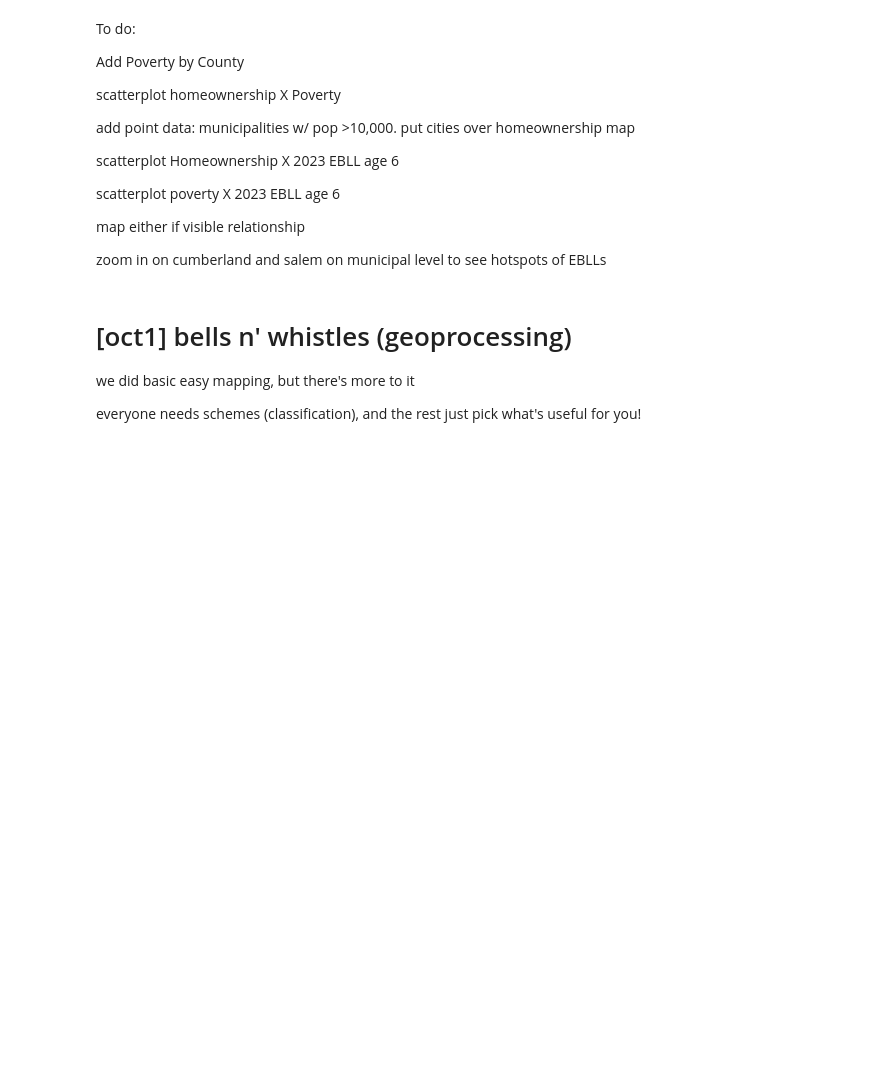
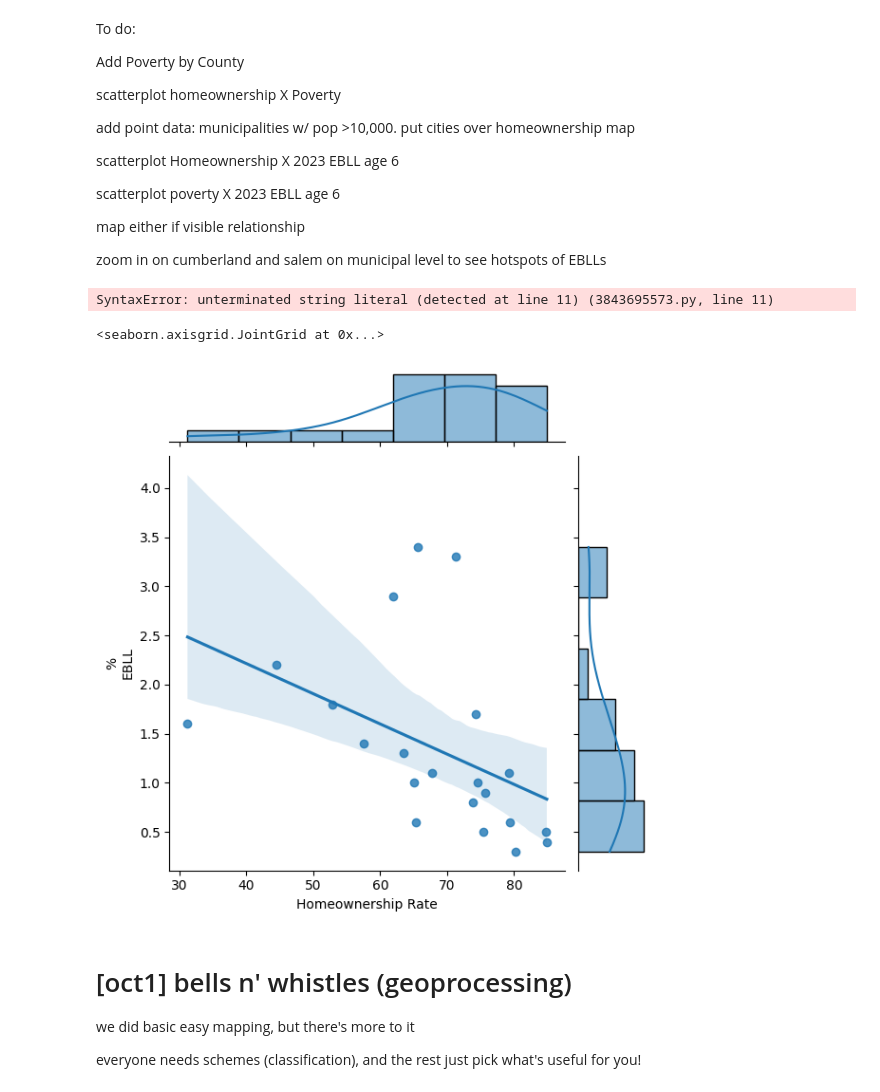
Before and after one commit to Kristina-RUC/datamana, a Jupyter notebook: map.ipynb, the cells around one changed output. Drawn from its saved outputs; the diff is of its cells as text; code cells hidden in the pictures; blank space fills up the shorter version.

```diff
--- a/map.ipynb
+++ b/map.ipynb
@@ -1594,3 +1600,25 @@ zoom in on cumberland and salem on municipal level to see hotspots of EBLLs
+# %%
+# I got an error on the Homeownership variable because they were the wrong data types.
+#I had Gemini explain the error and this was the code it came up with.
+
+if 'Homeownership Rate' in njhome.columns and njhome['Homeownership Rate'].dtype == 'object':
+    njhome['Homeownership Rate'] = njhome['Homeownership Rate'].str.rstrip('%').astype(float)
+
+# Merge the cleaned data
+merged_data = pd.merge(BLLage6NJ, njhome, on='COUNTY', how='inner')
+
+# Ensure Elevated Blood Lead Level percentage is also numeric
+merged_data['%\nEBLL'] = pd.to_numeric(merged_data['%\nEBLL], errors='coerce')
+
+# Plot the joint distribution with numeric variables
+sns.jointplot(x='Homeownership Rate', y='%\nEBLL', data=merged_data, kind='reg')
+# %% [output]
+SyntaxError: unterminated string literal (detected at line 11) (3843695573.py, line 11)
+# %%
+sns.jointplot(x='Homeownership Rate', y='%\nEBLL', data=merged_data, kind='reg')
+# %% [output]
+<seaborn.axisgrid.JointGrid at 0x...>
+[figure, added]
 # %% [markdown]
 # [oct1] bells n' whistles (geoprocessing)
 
```
Also changed, not shown: parts of 13 cells of this notebook.
